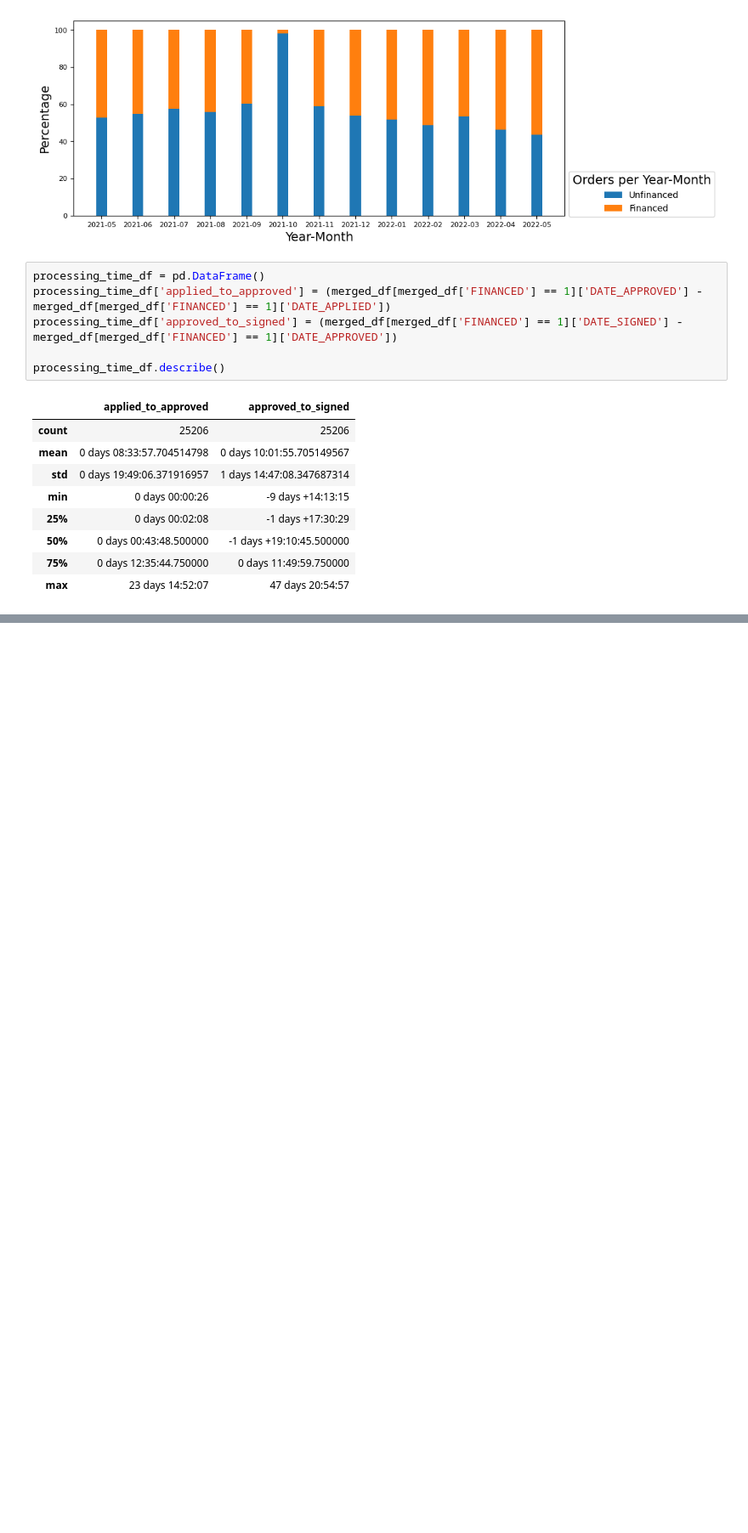
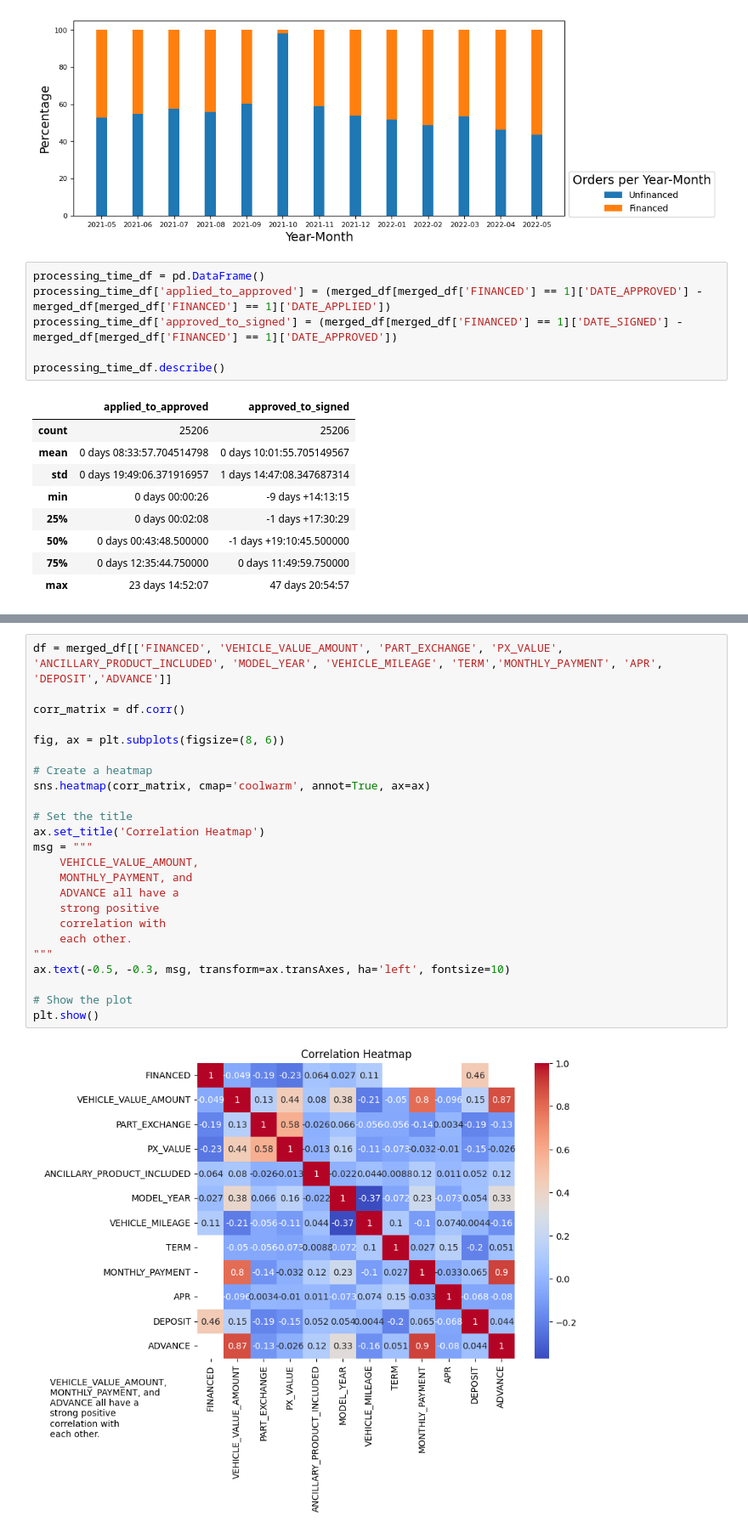
Before and after one commit to reddaoist/data_analysis_sample_work, a Jupyter notebook: sample_data.ipynb, the cells around one changed output, grey strips where cells are left out. Shown at 85% size. Cells and saved outputs as stored; diff of their text form; blank space fills up the shorter version.

```diff
--- a/sample_data.ipynb
+++ b/sample_data.ipynb
@@ -350,0 +545,26 @@ df
+# %%
+df = merged_df[['FINANCED', 'VEHICLE_VALUE_AMOUNT', 'PART_EXCHANGE', 'PX_VALUE', 'ANCILLARY_PRODUCT_INCLUDED', 'MODEL_YEAR', 'VEHICLE_MILEAGE', 'TERM','MONTHLY_PAYMENT', 'APR', 'DEPOSIT','ADVANCE']]
+
+corr_matrix = df.corr()
+
+fig, ax = plt.subplots(figsize=(8, 6))
+
+# Create a heatmap
+sns.heatmap(corr_matrix, cmap='coolwarm', annot=True, ax=ax)
+
+# Set the title
+ax.set_title('Correlation Heatmap')
+msg = """
+    VEHICLE_VALUE_AMOUNT,
+    MONTHLY_PAYMENT, and
+    ADVANCE all have a
+    strong positive
+    correlation with
+    each other.
+"""
+ax.text(-0.5, -0.3, msg, transform=ax.transAxes, ha='left', fontsize=10)
+
+# Show the plot
+plt.show()
+# %% [output]
+[figure, added]
```
Also changed, not shown: parts of 21 cells of this notebook.
